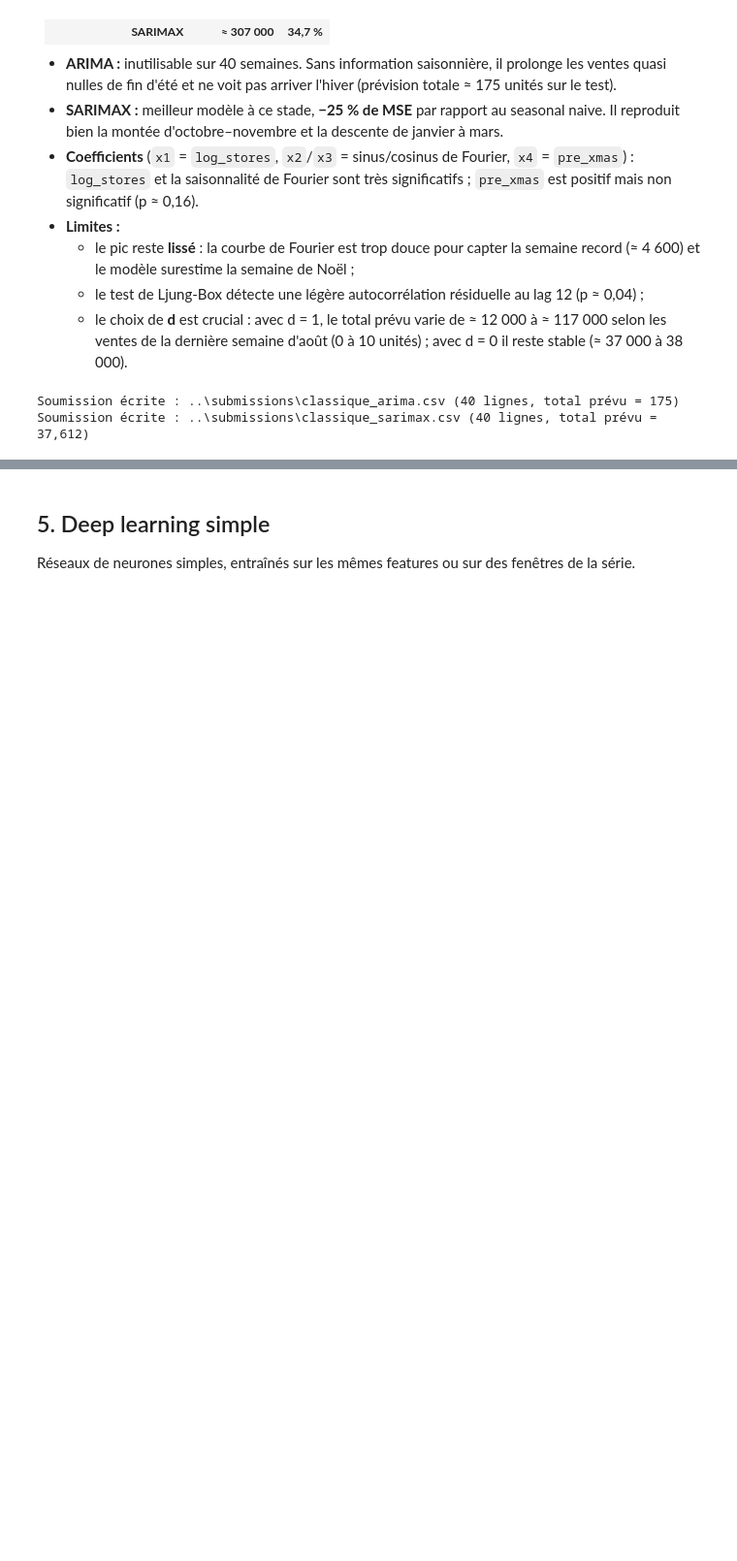
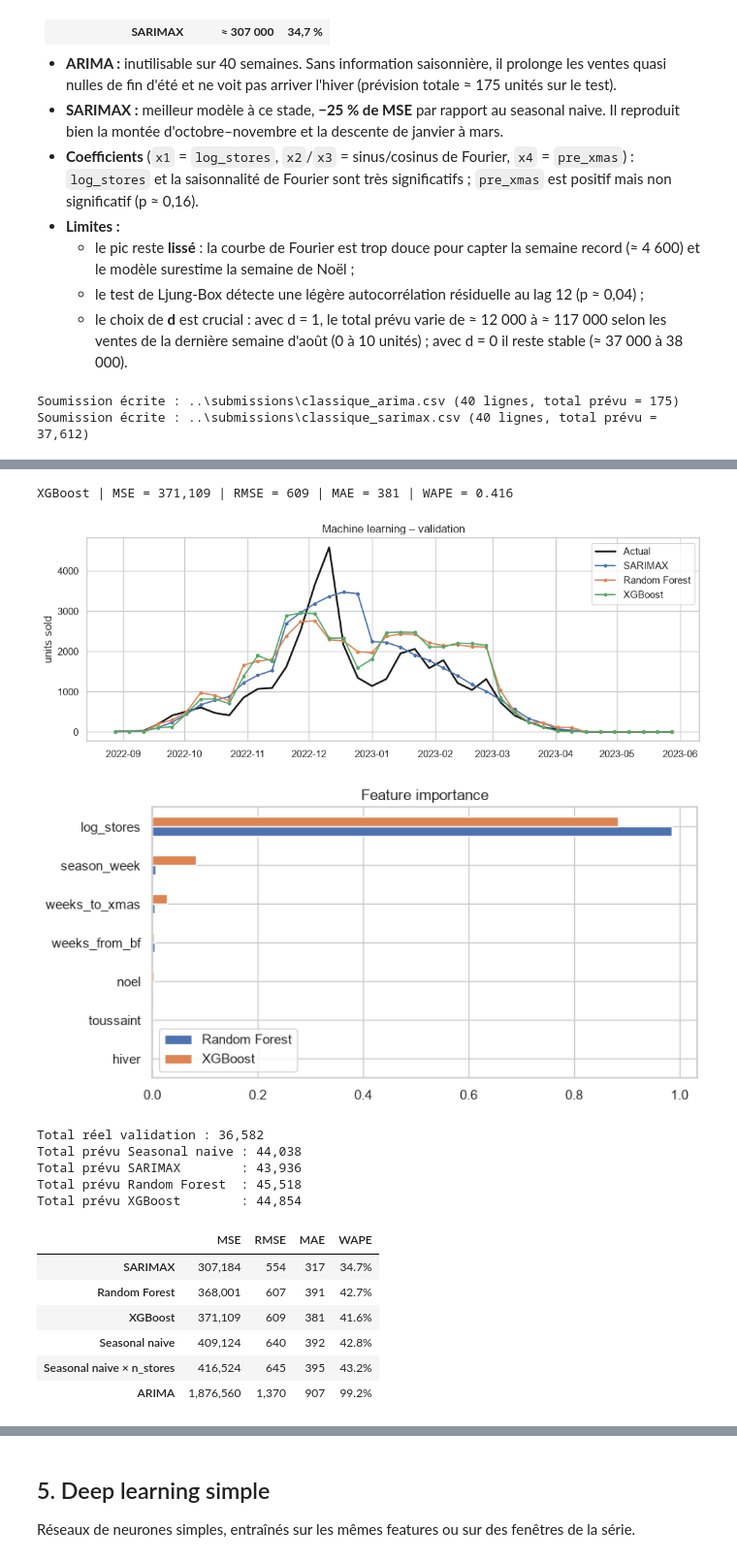
Before and after one commit to deboramendes27/decathlon-forecast, a Jupyter notebook: notebooks/02_modeles.ipynb, the cells around one changed output, grey strips where cells are left out. Shown at 97% size. Saved outputs shown, nothing was run; the diff lists cells and outputs as text; code cells hidden in the pictures; blank space fills up the shorter version.

```diff
--- a/notebooks/02_modeles.ipynb
+++ b/notebooks/02_modeles.ipynb
@@ -398,0 +458,4 @@ Modèles à base d'arbres sur des features : calendrier (semaine de la saison, B
+# %%
+rf_forecast = ml_forecast(lambda: RandomForestRegressor(n_estimators=500, min_samples_leaf=2,
+                                                        random_state=42, n_jobs=-1))
+evaluate('Random Forest', rf_forecast);
@@ -398,0 +469,34 @@ Modèles à base d'arbres sur des features : calendrier (semaine de la saison, B
+# %%
+xgb_forecast = ml_forecast(lambda: XGBRegressor(n_estimators=400, learning_rate=0.03, max_depth=3,
+                                                subsample=0.8, colsample_bytree=0.8, random_state=42))
+evaluate('XGBoost', xgb_forecast);
+# %% [output]
+XGBoost | MSE = 371,109 | RMSE = 609 | MAE = 381 | WAPE = 0.416
+# %%
+plot_val(['SARIMAX', 'Random Forest', 'XGBoost'], 'Machine learning – validation')
+
+# Importance des features (modèles entraînés sur le fold)
+imp = pd.DataFrame({'Random Forest': rf_forecast.model.feature_importances_,
+                    'XGBoost': xgb_forecast.model.feature_importances_}, index=ML_FEATURES)
+imp.sort_values('Random Forest').plot.barh(figsize=(8, 4), title='Feature importance')
+plt.show()
+
+print('Total réel validation :', f'{y_val.sum():,.0f}')
+for n in ['Seasonal naive', 'SARIMAX', 'Random Forest', 'XGBoost']:
+    print(f'Total prévu {n:<15}: {val_preds[n].sum():,.0f}')
+results_table()
+# %% [output]
+[figure, added]
+[figure, added]
+Total réel validation : 36,582
+Total prévu Seasonal naive : 44,038
+Total prévu SARIMAX        : 43,936
+Total prévu Random Forest  : 45,518
+Total prévu XGBoost        : 44,854
+|  | MSE | RMSE | MAE | WAPE |
+| SARIMAX | 307,184 | 554 | 317 | 34.7% |
+| Random Forest | 368,001 | 607 | 391 | 42.7% |
+| XGBoost | 371,109 | 609 | 381 | 41.6% |
+| Seasonal naive | 409,124 | 640 | 392 | 42.8% |
+| Seasonal naive × n_stores | 416,524 | 645 | 395 | 43.2% |
+| ARIMA | 1,876,560 | 1,370 | 907 | 99.2% |
```
Also changed, not shown: parts of 13 cells of this notebook, 3 other files.
